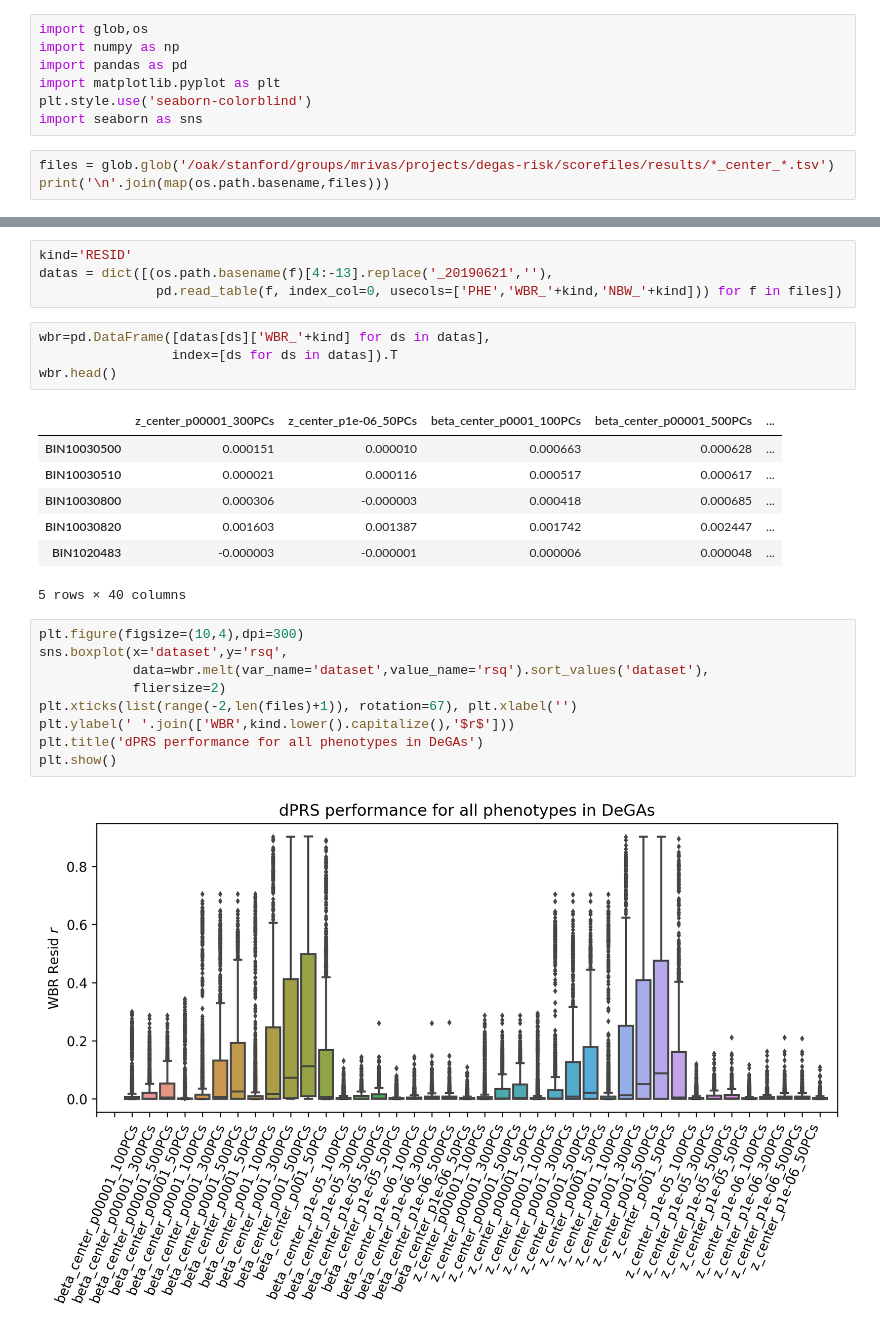
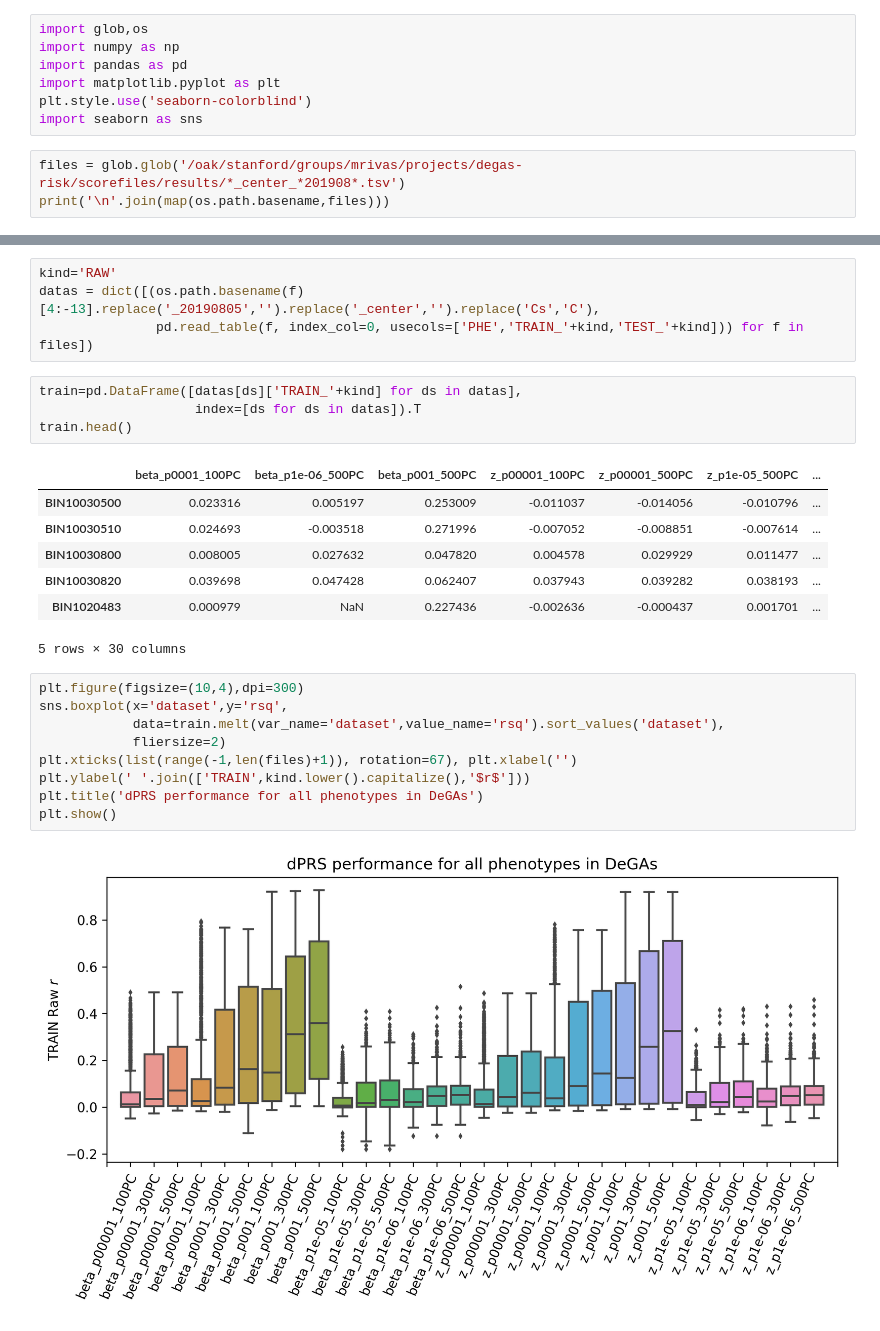
Before and after one commit to rivas-lab/degas-risk, a Jupyter notebook: supplement/FigureS1-Hyperparameter_Optimization.ipynb, the cells around one changed output, grey strips where cells are left out. Saved outputs shown, nothing was run; the diff lists cells and outputs as text.

```diff
--- a/supplement/FigureS1-Hyperparameter_Optimization.ipynb
+++ b/supplement/FigureS1-Hyperparameter_Optimization.ipynb
@@ -6,6 +6,6 @@ import matplotlib.pyplot as plt
 plt.style.use('seaborn-colorblind')
 import seaborn as sns
 # %%
-files = glob.glob('/oak/stanford/groups/mrivas/projects/degas-risk/scorefiles/results/*_center_*.tsv')
+files = glob.glob('/oak/stanford/groups/mrivas/projects/degas-risk/scorefiles/results/*_center_*201908*.tsv')
 print('\n'.join(map(os.path.basename,files)))
 # %% [output]
@@ -29,28 +29,28 @@ all_z_center_p00001_20190621_500PCs.pearsonr.tsv
 # %%
-kind='RESID'
-datas = dict([(os.path.basename(f)[4:-13].replace('_20190621',''),
-               pd.read_table(f, index_col=0, usecols=['PHE','WBR_'+kind,'NBW_'+kind])) for f in files])
+kind='RAW'
+datas = dict([(os.path.basename(f)[4:-13].replace('_20190805','').replace('_center','').replace('Cs','C'),
+               pd.read_table(f, index_col=0, usecols=['PHE','TRAIN_'+kind,'TEST_'+kind])) for f in files])
 # %%
-wbr=pd.DataFrame([datas[ds]['WBR_'+kind] for ds in datas],
-                 index=[ds for ds in datas]).T
-wbr.head()
+train=pd.DataFrame([datas[ds]['TRAIN_'+kind] for ds in datas],
+                    index=[ds for ds in datas]).T
+train.head()
 # %% [output]
-|  | z_center_p00001_300PCs | z_center_p1e-06_50PCs | beta_center_p0001_100PCs | beta_center_p00001_500PCs | ... |
-| BIN10030500 | 0.000151 | 0.000010 | 0.000663 | 0.000628 | ... |
-| BIN10030510 | 0.000021 | 0.000116 | 0.000517 | 0.000617 | ... |
-| BIN10030800 | 0.000306 | -0.000003 | 0.000418 | 0.000685 | ... |
-| BIN10030820 | 0.001603 | 0.001387 | 0.001742 | 0.002447 | ... |
-| BIN1020483 | -0.000003 | -0.000001 | 0.000006 | 0.000048 | ... |
+|  | beta_p0001_100PC | beta_p1e-06_500PC | beta_p001_500PC | z_p00001_100PC | z_p00001_500PC | z_p1e-05_500PC | ... |
+| BIN10030500 | 0.023316 | 0.005197 | 0.253009 | -0.011037 | -0.014056 | -0.010796 | ... |
+| BIN10030510 | 0.024693 | -0.003518 | 0.271996 | -0.007052 | -0.008851 | -0.007614 | ... |
+| BIN10030800 | 0.008005 | 0.027632 | 0.047820 | 0.004578 | 0.029929 | 0.011477 | ... |
+| BIN10030820 | 0.039698 | 0.047428 | 0.062407 | 0.037943 | 0.039282 | 0.038193 | ... |
+| BIN1020483 | 0.000979 | NaN | 0.227436 | -0.002636 | -0.000437 | 0.001701 | ... |
-5 rows × 40 columns
+5 rows × 30 columns
 # %%
 plt.figure(figsize=(10,4),dpi=300)
 sns.boxplot(x='dataset',y='rsq',
-            data=wbr.melt(var_name='dataset',value_name='rsq').sort_values('dataset'),
+            data=train.melt(var_name='dataset',value_name='rsq').sort_values('dataset'),
             fliersize=2)
-plt.xticks(list(range(-2,len(files)+1)), rotation=67), plt.xlabel('')
-plt.ylabel(' '.join(['WBR',kind.lower().capitalize(),'$r$']))
+plt.xticks(list(range(-1,len(files)+1)), rotation=67), plt.xlabel('')
+plt.ylabel(' '.join(['TRAIN',kind.lower().capitalize(),'$r$']))
 plt.title('dPRS performance for all phenotypes in DeGAs')
 plt.show()
 # %% [output]
-[figure, old version]
+[figure, new version]
 # %%
```
Also changed, not shown: parts of 10 cells of this notebook, 1 other file.
